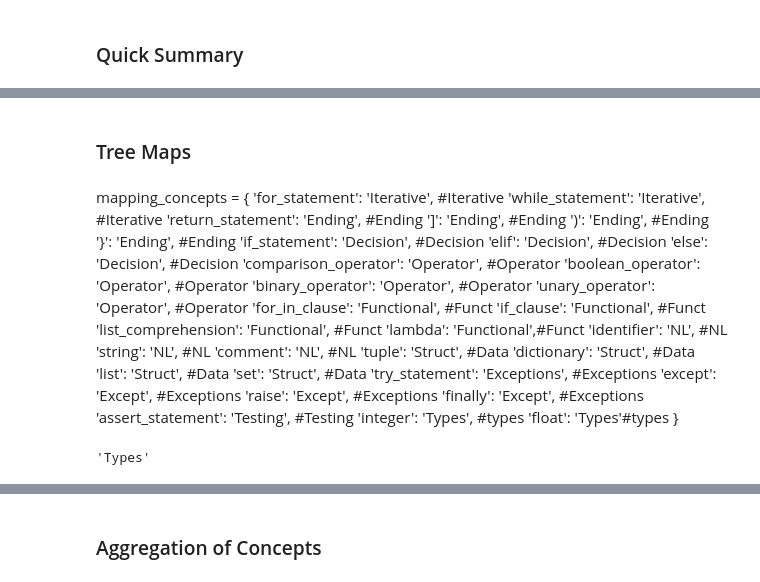
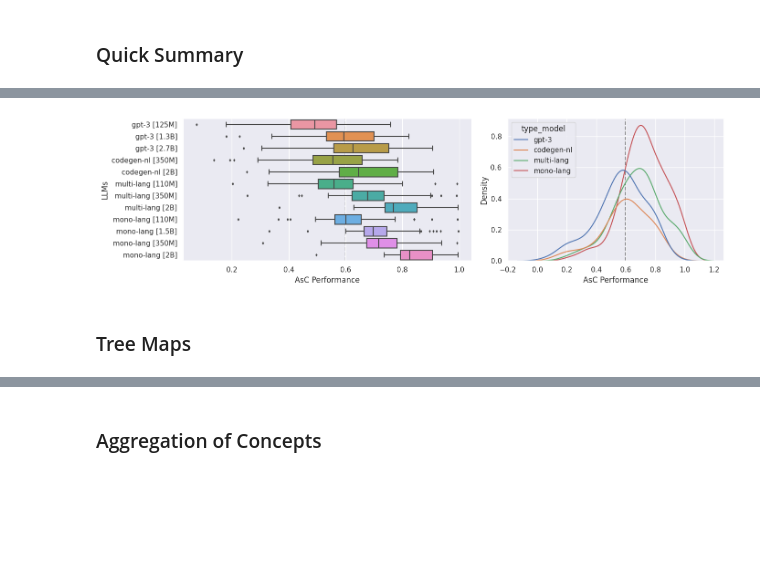
Before and after one commit to WM-SEMERU/CodeSyntaxConcept, a Jupyter notebook: experimental_notebooks/3_confirmatory_dataset_granularity_analysis.ipynb, the cells around one changed output, grey strips where cells are left out. Saved outputs shown, nothing was run; the diff lists cells and outputs as text; code cells hidden in the pictures; blank space fills up the shorter version.

```diff
--- a/experimental_notebooks/3_confirmatory_dataset_granularity_analysis.ipynb
+++ b/experimental_notebooks/3_confirmatory_dataset_granularity_analysis.ipynb
@@ -76,40 +175,42 @@ pd_combined_models_filtered_global.shape
+# %%
+f, axs = plt.subplots(1, 2, figsize=(14, 4), gridspec_kw=dict(width_ratios=[4, 3]))
+g = sns.kdeplot(
+    data=pd_combined_models_filtered_global,
+    x="median_bootstrap",
+    hue="type_model", #model
+    #complementary=True,
+    #col="type_model",
+    #kind="ecdf", #ecdf
+    #height=4,
+    #aspect=.7,
+    ax=axs[1]
+)
+h = sns.boxplot(
+    data=pd_combined_models_filtered_global,
+    x="median_bootstrap",
+    y="id",
+    fliersize = 2.5,
+    #row="model",
+    #kind="box",
+    orient="h",
+    #legend=False,
+    #margin_titles=True,
+    #height=4,
+    #aspect=3,
+    ax=axs[0]
+)
+h.set(xlabel="AsC Performance", ylabel="LLMs")
+g.set(xlabel="AsC Performance", ylabel="Density")
+
+axs[0].axvline( 0.6, c=".2", ls="--", zorder=0, )
+axs[1].axvline( 0.6, c=".2", ls="--", zorder=0, label='random threshold' )
+#h.set_axis_labels("AST Performance", "LLMs")
+#g.set_titles("{col_name}")
+#for ax in g.axes_dict.values():
+#    ax.axline( (0, 0.5), slope=0, c=".5", ls="--", zorder=0 )
+
+f.tight_layout()
+# %% [output]
+[figure, added]
 # %% [markdown]
 ### Tree Maps
-# %% [markdown]
-mapping_concepts = {
-    'for_statement': 'Iterative', #Iterative
-    'while_statement': 'Iterative', #Iterative
-    'return_statement': 'Ending', #Ending
-    ']': 'Ending', #Ending
-    ')': 'Ending', #Ending
-    '}': 'Ending', #Ending
-    'if_statement': 'Decision', #Decision
-    'elif': 'Decision',  #Decision
-    'else': 'Decision',  #Decision
-    'comparison_operator': 'Operator', #Operator
-    'boolean_operator': 'Operator', #Operator
-    'binary_operator': 'Operator', #Operator
-    'unary_operator': 'Operator', #Operator
-    'for_in_clause': 'Functional', #Funct
-    'if_clause': 'Functional', #Funct
-    'list_comprehension': 'Functional', #Funct
-    'lambda': 'Functional',#Funct
-    'identifier': 'NL', #NL
-    'string': 'NL', #NL
-    'comment': 'NL', #NL
-    'tuple': 'Struct', #Data
-    'dictionary': 'Struct', #Data
-    'list': 'Struct', #Data
-    'set': 'Struct', #Data
-    'try_statement': 'Exceptions', #Exceptions
-    'except': 'Except', #Exceptions
-    'raise': 'Except', #Exceptions
-    'finally': 'Except', #Exceptions
-    'assert_statement': 'Testing', #Testing
-    'integer': 'Types', #types
-    'float': 'Types'#types
-}
-# %%
-mapping_concepts['float']
-# %% [output]
-'Types'
```
Also changed, not shown: parts of 37 cells of this notebook, 5 other files.
